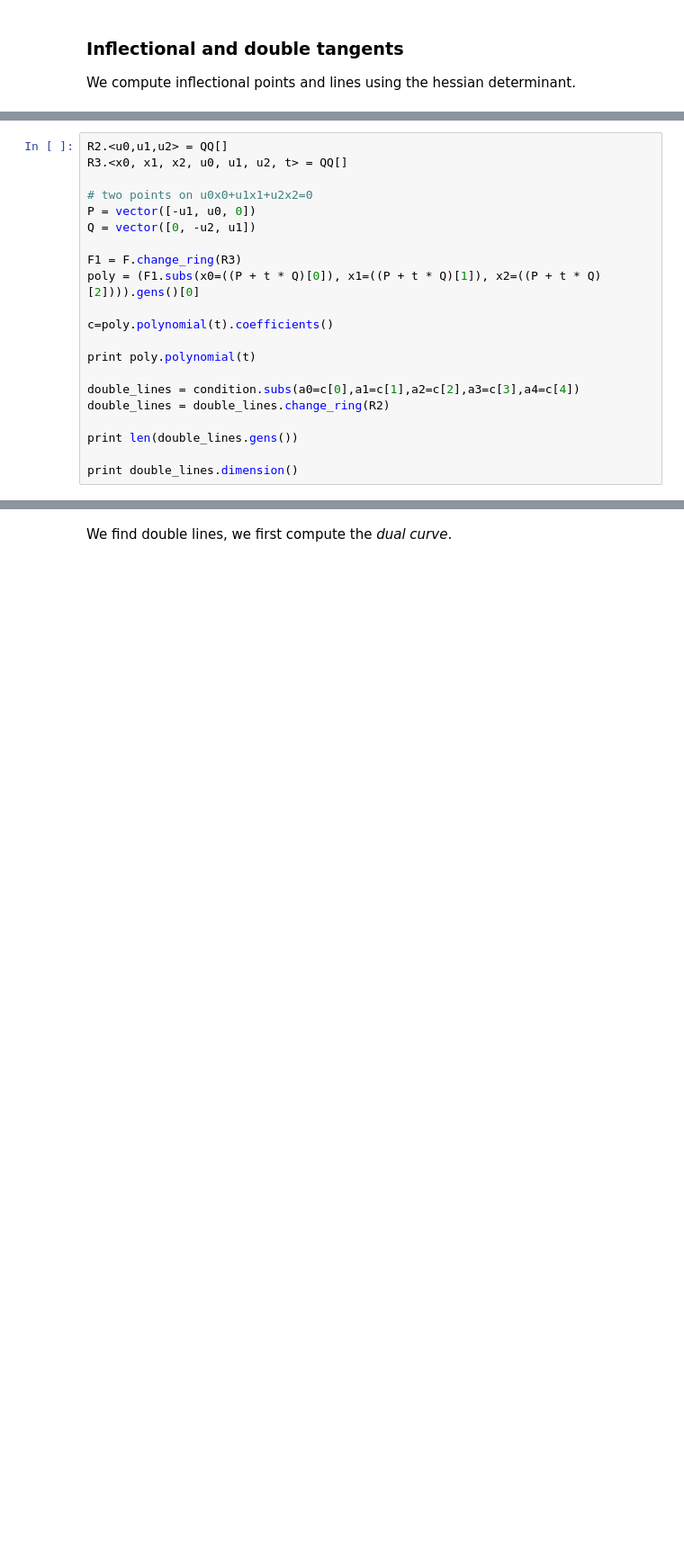
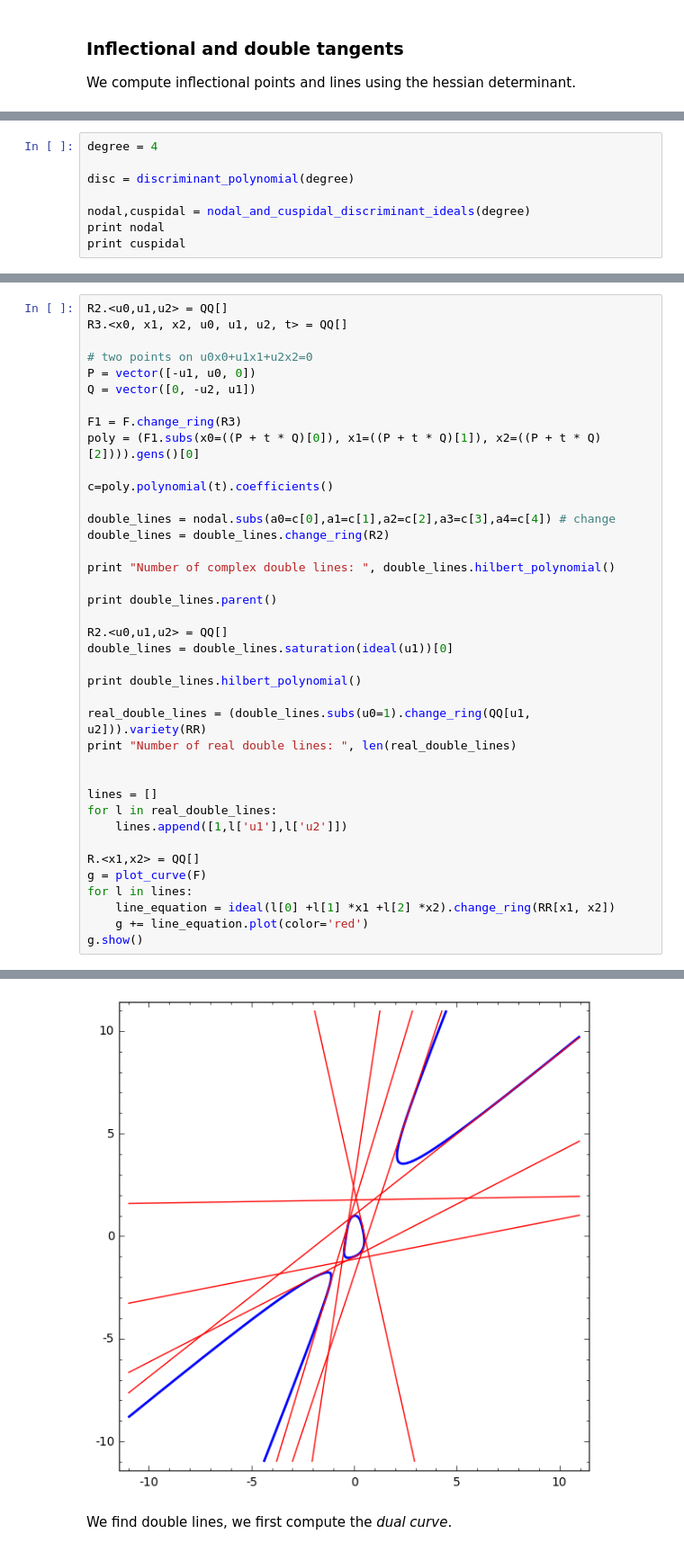
Before and after one commit to mtrager/changing-views, a Jupyter notebook: Changing Views of Curves and Surfaces.ipynb, the cells around one changed output, grey strips where cells are left out. Shown at 90% size. Saved outputs shown, nothing was run; the diff lists cells and outputs as text; blank space fills up the shorter version.

Commit message:
add fast discriminants

```diff
--- a/Changing Views of Curves and Surfaces.ipynb
+++ b/Changing Views of Curves and Surfaces.ipynb
@@ -70,0 +47,8 @@ a1^2*a2^2*a3^2*a4 - 4*a0*a2^3*a3^2*a4 - 4*a1^3*a3^3*a4 + 18*a0*a1*a2*a3^3*a4 - 2
+# %%
+degree = 4
+
+disc = discriminant_polynomial(degree)
+
+nodal,cuspidal = nodal_and_cuspidal_discriminant_ideals(degree)
+print nodal
+print cuspidal
@@ -81,12 +70,30 @@ poly = (F1.subs(x0=((P + t * Q)[0]), x1=((P + t * Q)[1]), x2=((P + t * Q)[2]))).
 
 c=poly.polynomial(t).coefficients()
 
-print poly.polynomial(t)
-
-double_lines = condition.subs(a0=c[0],a1=c[1],a2=c[2],a3=c[3],a4=c[4])
+double_lines = nodal.subs(a0=c[0],a1=c[1],a2=c[2],a3=c[3],a4=c[4]) # change
 double_lines = double_lines.change_ring(R2)
 
-print len(double_lines.gens())
+print "Number of complex double lines: ", double_lines.hilbert_polynomial()
 
-print double_lines.dimension()
+print double_lines.parent()
+
+R2.<u0,u1,u2> = QQ[]
+double_lines = double_lines.saturation(ideal(u1))[0]
+
+print double_lines.hilbert_polynomial()
+
+real_double_lines = (double_lines.subs(u0=1).change_ring(QQ[u1, u2])).variety(RR)
+print "Number of real double lines: ", len(real_double_lines)
+
+
+lines = []
+for l in real_double_lines:
+    lines.append([1,l['u1'],l['u2']])
+
+R.<x1,x2> = QQ[]
+g = plot_curve(F)
+for l in lines:
+    line_equation = ideal(l[0] +l[1] *x1 +l[2] *x2).change_ring(RR[x1, x2])
+    g += line_equation.plot(color='red')
+g.show()
 # %% [output]
@@ -96,3 +104,4 @@ print double_lines.dimension()
+[figure, added]
 # %% [markdown]
 We find double lines, we first compute the *dual curve*.
 # %%
```
Also changed, not shown: parts of 15 cells of this notebook, 3 other files.
